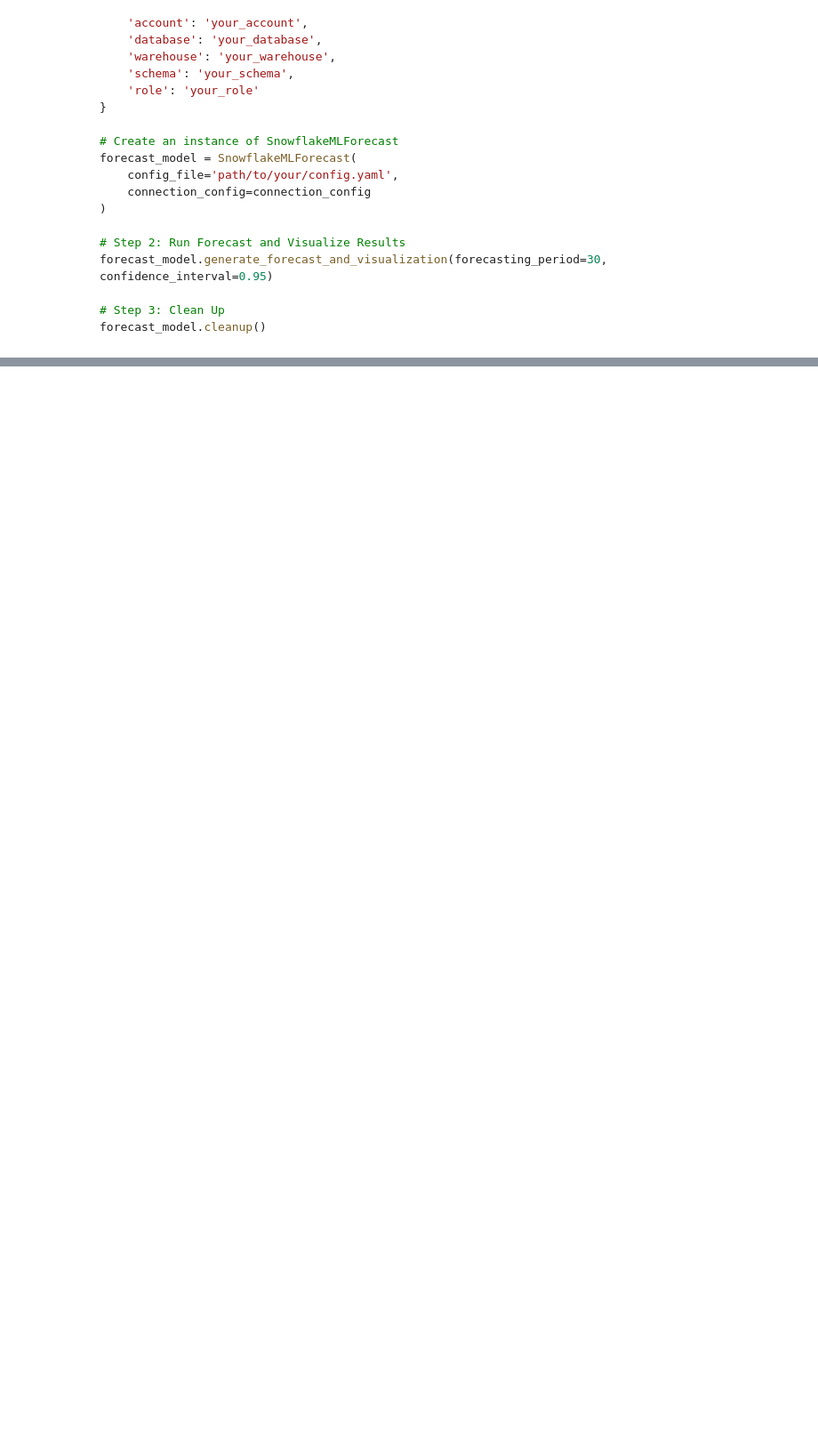
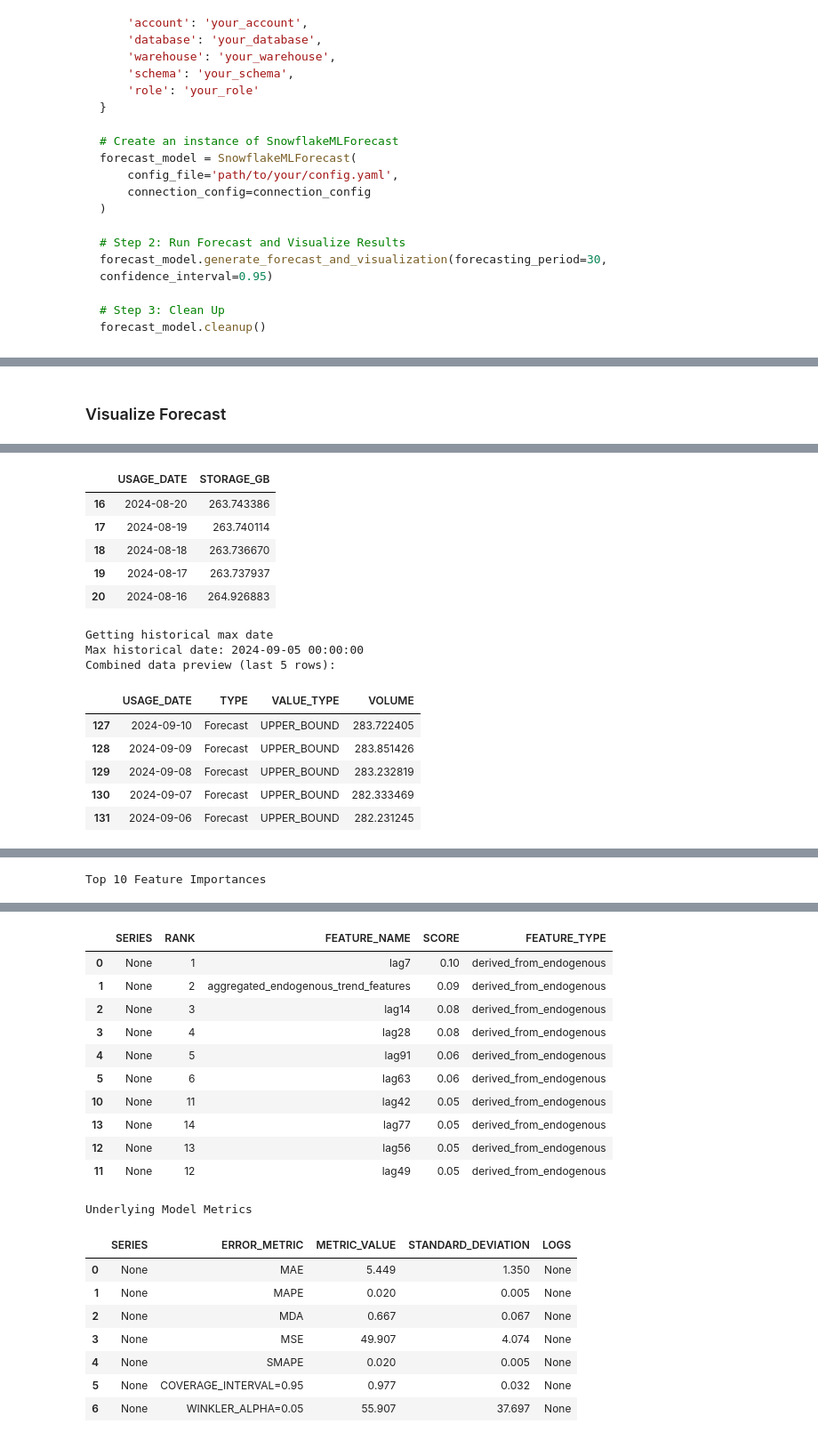
Before and after one commit to sfc-gh-jdemlow/cortex_forecast, a Jupyter notebook: nbs/index.ipynb, the cells around one changed output, grey strips where cells are left out. Shown at 89% size. Cells and saved outputs as stored; diff of their text form; code cells hidden in the pictures; blank space fills up the shorter version.

```diff
--- a/nbs/index.ipynb
+++ b/nbs/index.ipynb
@@ -111,0 +235,5 @@ forecast_model.cleanup()
+# %% [markdown]
+### Visualize Forecast
+# %%
+forecast_model.generate_forecast_and_visualization(show_historical=True)
+# %% [output]
@@ -111,0 +262,15 @@ forecast_model.cleanup()
+|  | USAGE_DATE | STORAGE_GB |
+| 16 | 2024-08-20 | 263.743386 |
+| 17 | 2024-08-19 | 263.740114 |
+| 18 | 2024-08-18 | 263.736670 |
+| 19 | 2024-08-17 | 263.737937 |
+| 20 | 2024-08-16 | 264.926883 |
+Getting historical max date
+Max historical date: 2024-09-05 00:00:00
+Combined data preview (last 5 rows):
+|  | USAGE_DATE | TYPE | VALUE_TYPE | VOLUME |
+| 127 | 2024-09-10 | Forecast | UPPER_BOUND | 283.722405 |
+| 128 | 2024-09-09 | Forecast | UPPER_BOUND | 283.851426 |
+| 129 | 2024-09-08 | Forecast | UPPER_BOUND | 283.232819 |
+| 130 | 2024-09-07 | Forecast | UPPER_BOUND | 282.333469 |
+| 131 | 2024-09-06 | Forecast | UPPER_BOUND | 282.231245 |
@@ -111,0 +278 @@ forecast_model.cleanup()
+Top 10 Feature Importances
@@ -111,0 +280,20 @@ forecast_model.cleanup()
+|  | SERIES | RANK | FEATURE_NAME | SCORE | FEATURE_TYPE |
+| 0 | None | 1 | lag7 | 0.10 | derived_from_endogenous |
+| 1 | None | 2 | aggregated_endogenous_trend_features | 0.09 | derived_from_endogenous |
+| 2 | None | 3 | lag14 | 0.08 | derived_from_endogenous |
+| 3 | None | 4 | lag28 | 0.08 | derived_from_endogenous |
+| 4 | None | 5 | lag91 | 0.06 | derived_from_endogenous |
+| 5 | None | 6 | lag63 | 0.06 | derived_from_endogenous |
+| 10 | None | 11 | lag42 | 0.05 | derived_from_endogenous |
+| 13 | None | 14 | lag77 | 0.05 | derived_from_endogenous |
+| 12 | None | 13 | lag56 | 0.05 | derived_from_endogenous |
+| 11 | None | 12 | lag49 | 0.05 | derived_from_endogenous |
+Underlying Model Metrics
+|  | SERIES | ERROR_METRIC | METRIC_VALUE | STANDARD_DEVIATION | LOGS |
+| 0 | None | MAE | 5.449 | 1.350 | None |
+| 1 | None | MAPE | 0.020 | 0.005 | None |
+| 2 | None | MDA | 0.667 | 0.067 | None |
+| 3 | None | MSE | 49.907 | 4.074 | None |
+| 4 | None | SMAPE | 0.020 | 0.005 | None |
+| 5 | None | COVERAGE_INTERVAL=0.95 | 0.977 | 0.032 | None |
+| 6 | None | WINKLER_ALPHA=0.05 | 55.907 | 37.697 | None |
```
Also changed, not shown: parts of 10 cells of this notebook, 1 other file.
